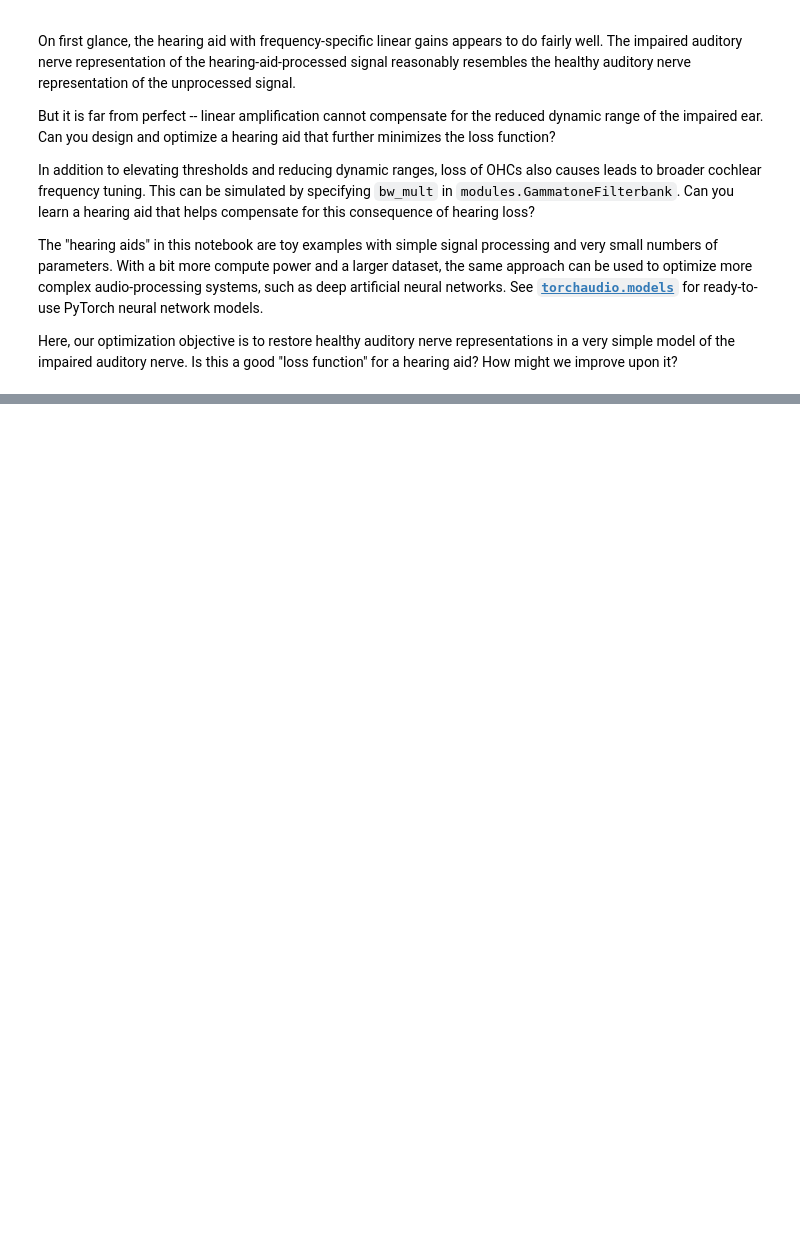
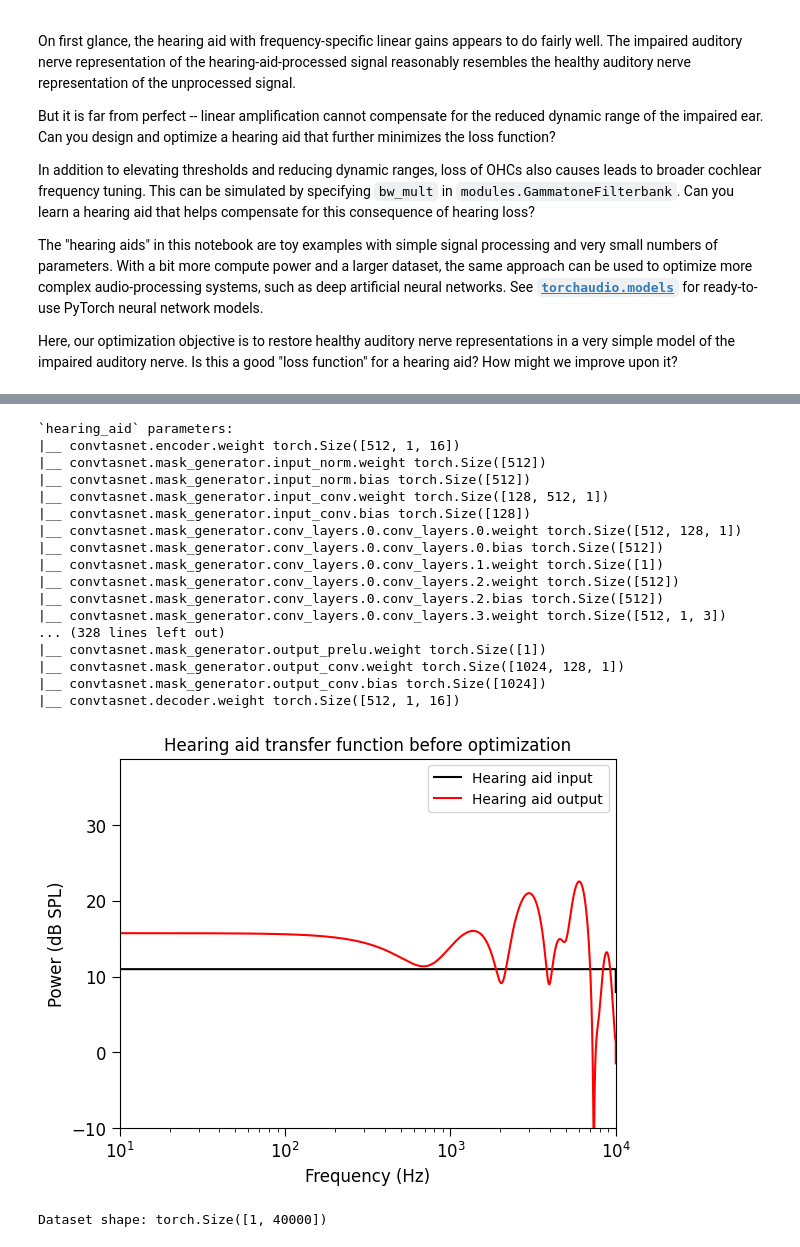
Before and after one commit to msaddler/auditory_model_tutorial, a Jupyter notebook: DEVELOPMENT.ipynb, the cells around one changed output, grey strips where cells are left out. Cells and saved outputs as stored; diff of their text form; code cells hidden in the pictures; blank space fills up the shorter version.

Commit message:
added ConvTasNet hearing aid for inspiration

```diff
--- a/DEVELOPMENT.ipynb
+++ b/DEVELOPMENT.ipynb
@@ -1002,0 +1053,73 @@ Here, our optimization objective is to restore healthy auditory nerve representa
+# %%
+# hearing_aid = ConvolutionalHearingAid().to(device)
+hearing_aid = ConvTasNetHearingAid().to(device)
+print("`hearing_aid` parameters:")
+for n, p in hearing_aid.named_parameters():
+    print("|__", n, p.shape)
+
+impulse_response_torch = hearing_aid(impulse_torch[None, ...])[0]
+impulse_response = impulse_response_torch.detach().cpu().numpy()
+
+fig, ax = plt.subplots()
+fxx, pxx = utils.periodogram(impulse_numpy, sr)
+fyy, pyy = utils.periodogram(impulse_response, sr)
+ax.plot(fxx, pxx, color="k", label="Hearing aid input")
+ax.plot(fyy, pyy, color="r", label="Hearing aid output")
+ax.legend()
+utils.format_axes(
+    ax,
+    xscale="log",
+    xlimits=[10, sr / 2],
+    ylimits=[-10, None],
+    str_xlabel="Frequency (Hz)",
+    str_ylabel="Power (dB SPL)",
+    str_title="Hearing aid transfer function before optimization",
+)
+plt.show()
+# %% [output]
+`hearing_aid` parameters:
+|__ convtasnet.encoder.weight torch.Size([512, 1, 16])
+|__ convtasnet.mask_generator.input_norm.weight torch.Size([512])
+|__ convtasnet.mask_generator.input_norm.bias torch.Size([512])
+|__ convtasnet.mask_generator.input_conv.weight torch.Size([128, 512, 1])
+|__ convtasnet.mask_generator.input_conv.bias torch.Size([128])
+|__ convtasnet.mask_generator.conv_layers.0.conv_layers.0.weight torch.Size([512, 128, 1])
+|__ convtasnet.mask_generator.conv_layers.0.conv_layers.0.bias torch.Size([512])
+|__ convtasnet.mask_generator.conv_layers.0.conv_layers.1.weight torch.Size([1])
+|__ convtasnet.mask_generator.conv_layers.0.conv_layers.2.weight torch.Size([512])
+|__ convtasnet.mask_generator.conv_layers.0.conv_layers.2.bias torch.Size([512])
+|__ convtasnet.mask_generator.conv_layers.0.conv_layers.3.weight torch.Size([512, 1, 3])
+... (328 lines left out)
+|__ convtasnet.mask_generator.output_prelu.weight torch.Size([1])
+|__ convtasnet.mask_generator.output_conv.weight torch.Size([1024, 128, 1])
+|__ convtasnet.mask_generator.output_conv.bias torch.Size([1024])
+|__ convtasnet.decoder.weight torch.Size([512, 1, 16])
+[figure, added]
+# %%
+# Define the dataset (for time, we use only a small batch of speech signals)
+x = np.stack(
+    [sf.read("data/{:03d}.wav".format(_))[0] for _ in range(1)],
+    axis=0,
+)
+x = torch.as_tensor(x, device=device, dtype=torch.float32)
+print(f"Dataset shape: {x.shape}")
+
+# Define a PyTorch optimizer object and tell it which parameters to update
+optimizer = torch.optim.Adam(
+    params=list(hearing_aid.parameters()),
+    lr=1e-2,  # The learning rate is a hyperparameter (determines gradient descent step size)
+)
+
+# In the optimization loop, we iteratively compute the loss,
+# calculate the gradients with `loss.backward()`, and then
+# call `optimizer.step()` to update the parameters.
+progress_bar = tqdm.tqdm(range(500))
+for step in progress_bar:
+    optimizer.zero_grad()
+    x_aided = hearing_aid(x)
+    loss = loss_function(x=x, x_aided=x_aided)
+    loss.backward()
+    optimizer.step()
+    progress_bar.set_postfix({"loss": "{:0.4f}".format(loss.item())})
+# %% [output]
+Dataset shape: torch.Size([1, 40000])
```
Also changed, not shown: parts of 7 cells of this notebook, 1 other file.
